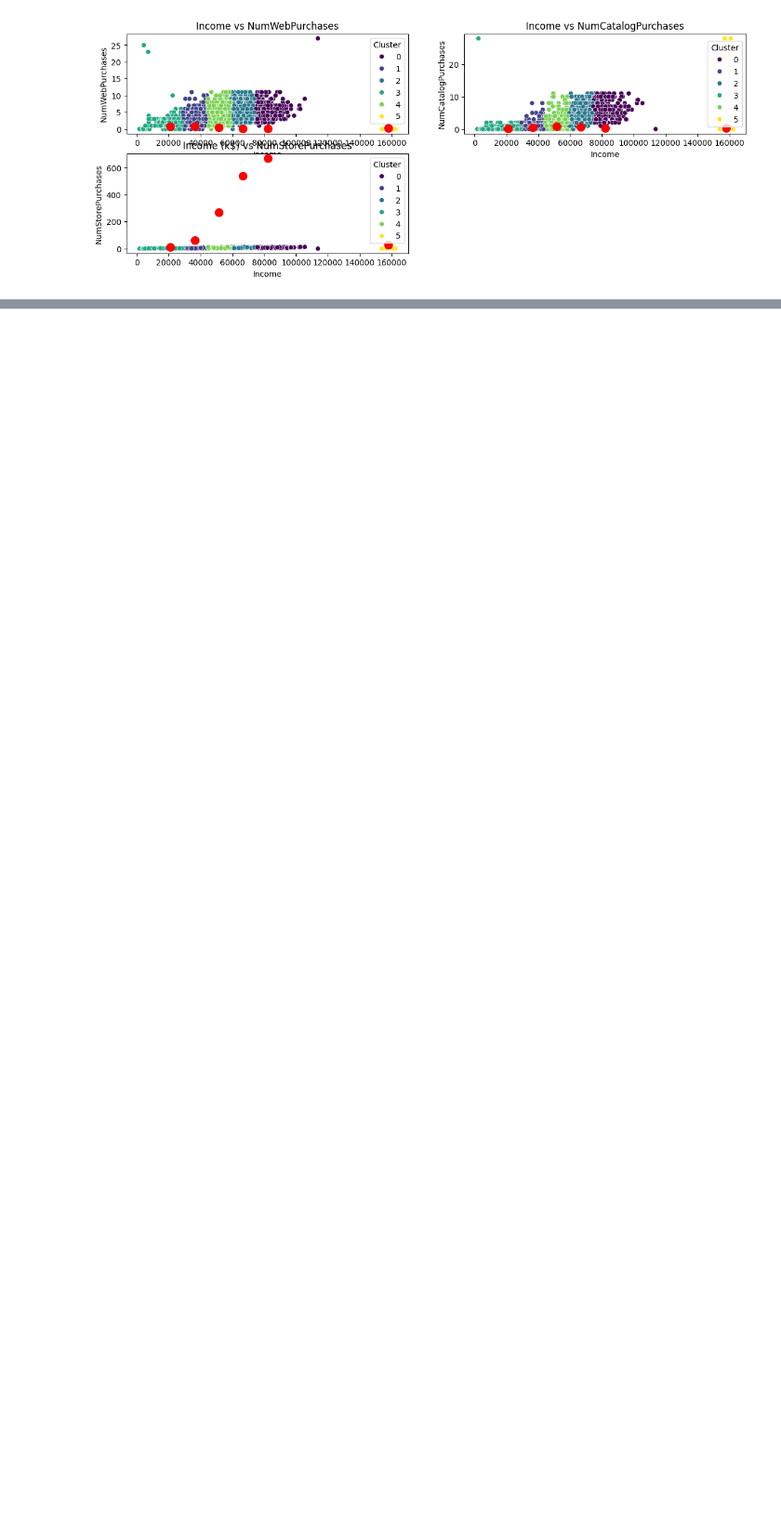
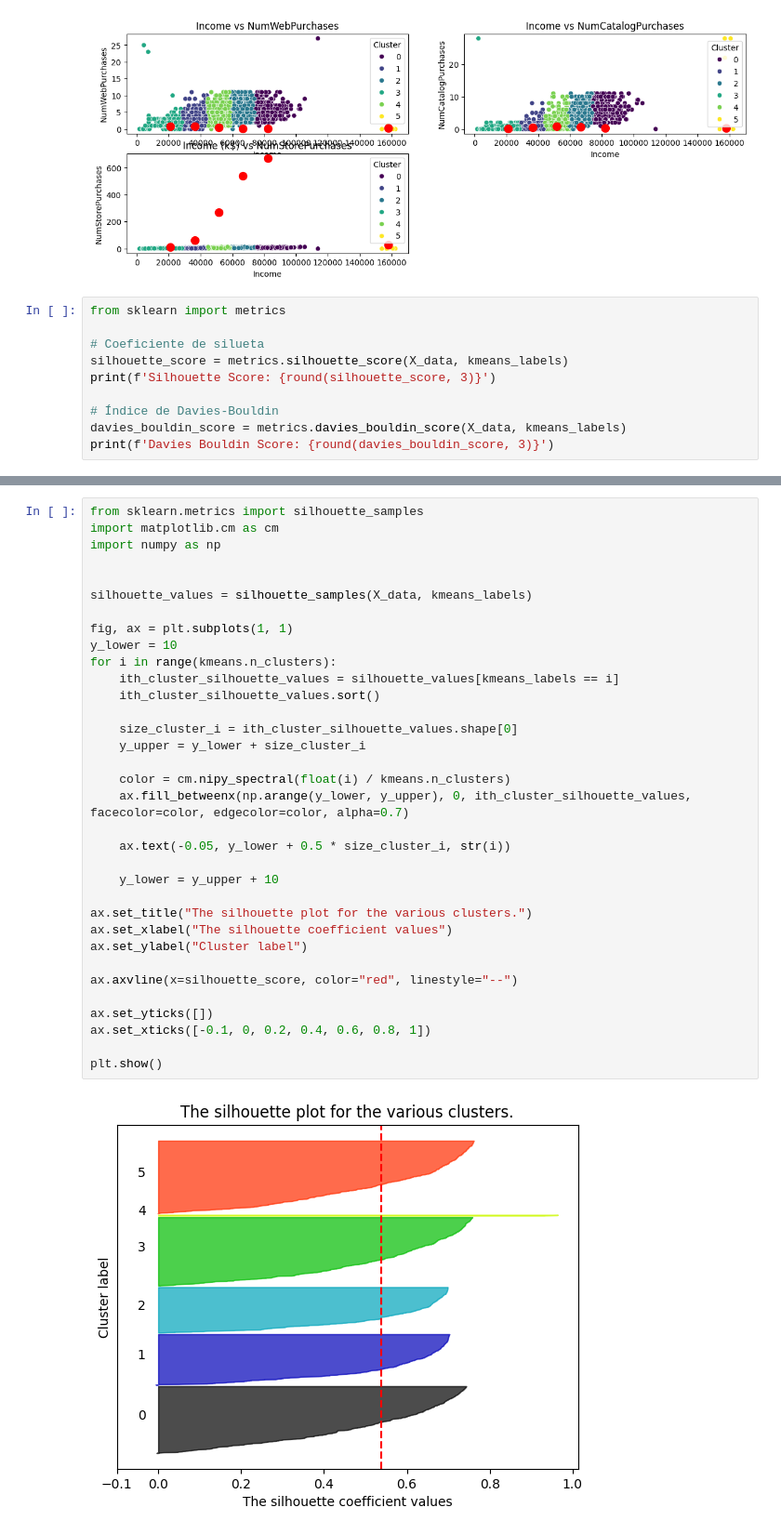
Before and after one commit to Felipepa9/MADSI, a Jupyter notebook: ENTREGA_3_||_NO_SUPERVISADO.ipynb, the cells around one changed output, grey strips where cells are left out. Shown at 93% size. Cells and saved outputs as stored; diff of their text form; blank space fills up the shorter version.

```diff
--- a/ENTREGA_3_||_NO_SUPERVISADO.ipynb
+++ b/ENTREGA_3_||_NO_SUPERVISADO.ipynb
@@ -289,3 +289,13 @@ plt.title('Income (k$) vs NumStorePurchases')
 plt.show()
 # %% [output]
 [figure]
+# %%
+from sklearn import metrics
+
+# Coeficiente de silueta
+silhouette_score = metrics.silhouette_score(X_data, kmeans_labels)
+print(f'Silhouette Score: {round(silhouette_score, 3)}')
+
+# Índice de Davies-Bouldin
+davies_bouldin_score = metrics.davies_bouldin_score(X_data, kmeans_labels)
+print(f'Davies Bouldin Score: {round(davies_bouldin_score, 3)}')
@@ -291,0 +305,36 @@ plt.show()
+# %%
+from sklearn.metrics import silhouette_samples
+import matplotlib.cm as cm
+import numpy as np
+
+
+silhouette_values = silhouette_samples(X_data, kmeans_labels)
+
+fig, ax = plt.subplots(1, 1)
+y_lower = 10
+for i in range(kmeans.n_clusters):
+    ith_cluster_silhouette_values = silhouette_values[kmeans_labels == i]
+    ith_cluster_silhouette_values.sort()
+
+    size_cluster_i = ith_cluster_silhouette_values.shape[0]
+    y_upper = y_lower + size_cluster_i
+
+    color = cm.nipy_spectral(float(i) / kmeans.n_clusters)
+    ax.fill_betweenx(np.arange(y_lower, y_upper), 0, ith_cluster_silhouette_values, facecolor=color, edgecolor=color, alpha=0.7)
+
+    ax.text(-0.05, y_lower + 0.5 * size_cluster_i, str(i))
+
+    y_lower = y_upper + 10
+
+ax.set_title("The silhouette plot for the various clusters.")
+ax.set_xlabel("The silhouette coefficient values")
+ax.set_ylabel("Cluster label")
+
+ax.axvline(x=silhouette_score, color="red", linestyle="--")
+
+ax.set_yticks([])
+ax.set_xticks([-0.1, 0, 0.2, 0.4, 0.6, 0.8, 1])
+
+plt.show()
+# %% [output]
+[figure, added]
```
Also changed, not shown: parts of 1 cell of this notebook.
